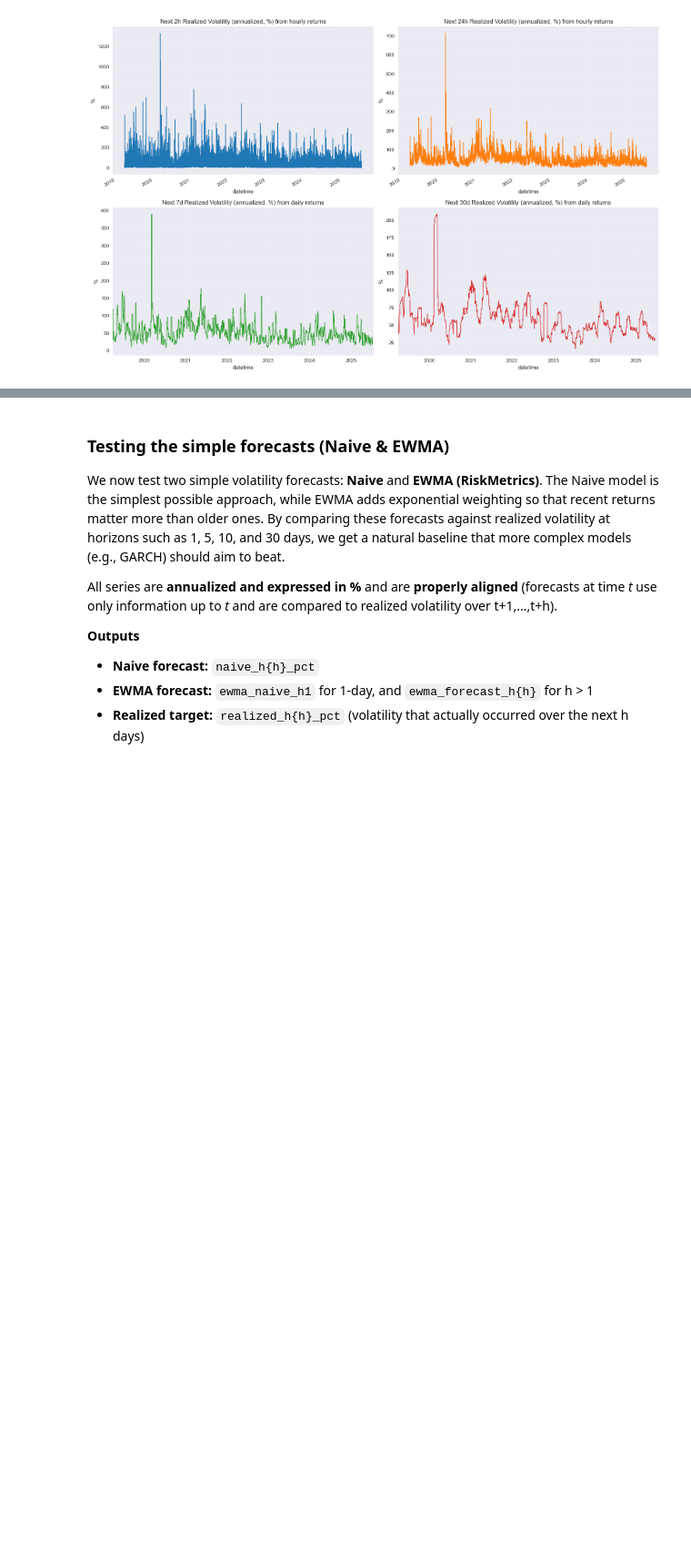
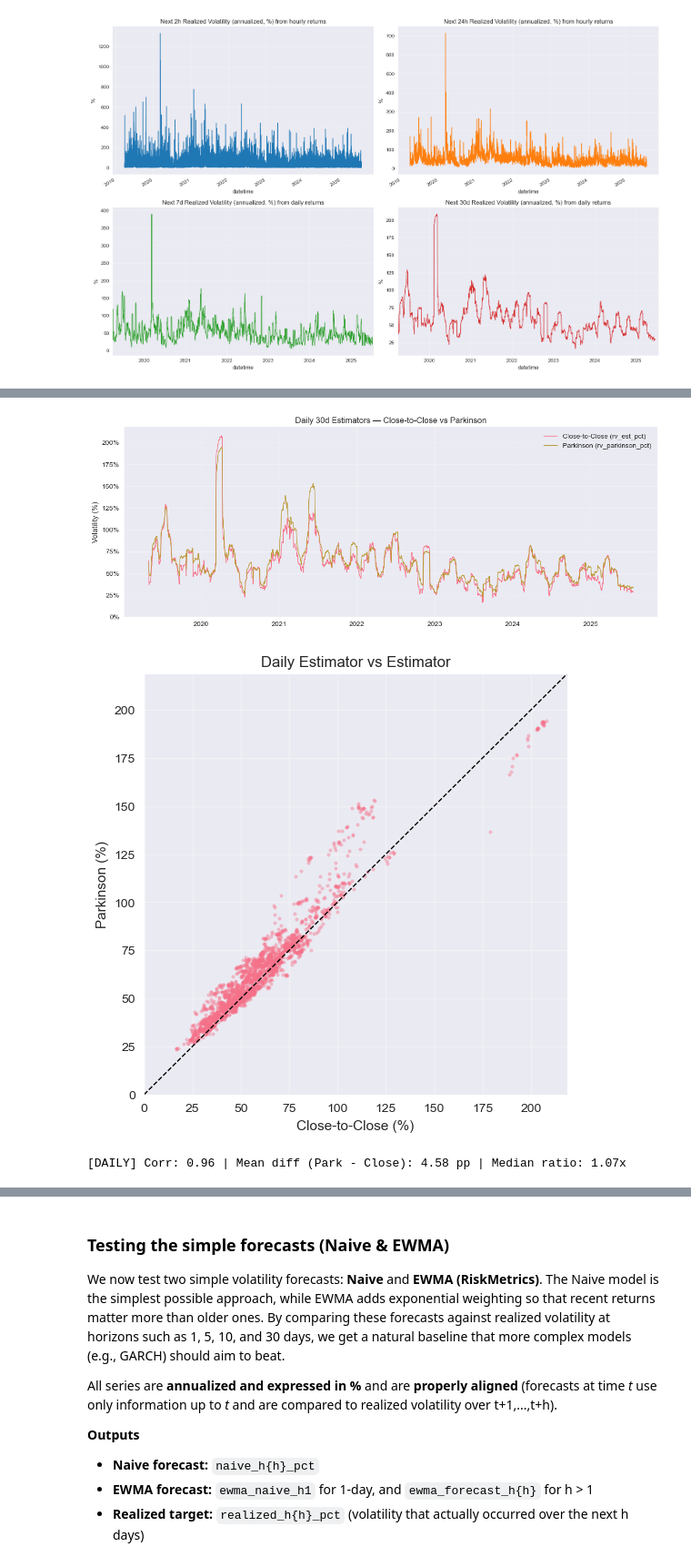
Before and after one commit to QuanTUMunich/GammaScalping, a Jupyter notebook: notebooks/volatility_inspection.ipynb, the cells around one changed output, grey strips where cells are left out. Shown at 91% size. Cells and saved outputs as stored; diff of their text form; code cells hidden in the pictures; blank space fills up the shorter version.

```diff
--- a/notebooks/volatility_inspection.ipynb
+++ b/notebooks/volatility_inspection.ipynb
@@ -164,11 +176,9 @@ plt.show()
 # %%
-# Daily: 30-day window
-daily = make_vol_data(df, window=30, freq="daily")
+# Daily 30-day window
+daily = close_to_close_vol(df, window=30, freq="daily")
 display(daily.tail())
 
-# Hourly: 24-hour window
-hourly = make_vol_data(df, window=24, freq="hourly")
+# Hourly 24-hour window
+hourly = close_to_close_vol(df, window=24, freq="hourly")
 display(hourly.tail())
-
-# rv_est_pct = past-window realized volatility estimate, annualized, in %
 # %% [output]
@@ -231,0 +216,6 @@ plt.show()
+# %%
+daily_parkinson = parkinson_vol(df, window=30, freq="daily")
+display(daily_parkinson.tail())
+
+hourly_parkinson = parkinson_vol(df, window=24, freq="hourly")
+display(hourly_parkinson.tail())
@@ -231,0 +237,34 @@ plt.show()
+# %%
+# put the two daily estimators side-by-side
+est_daily = pd.concat(
+    [daily.rename("rv_est_pct"), daily_parkinson.rename("rv_parkinson_pct")],
+    axis=1
+).dropna()
+
+# overlay
+plt.figure(figsize=(14,5))
+plt.plot(est_daily.index, est_daily["rv_est_pct"], label="Close-to-Close (rv_est_pct)", lw=1)
+plt.plot(est_daily.index, est_daily["rv_parkinson_pct"], label="Parkinson (rv_parkinson_pct)", lw=1)
+plt.title("Daily 30d Estimators — Close-to-Close vs Parkinson")
+plt.ylabel("Volatility (%)")
+plt.gca().yaxis.set_major_formatter(mtick.PercentFormatter())
+plt.ylim(bottom=0); plt.grid(alpha=0.3); plt.legend(); plt.show()
+
+# scatter + 45° line
+lims = (0, np.nanmax(est_daily.values)*1.05)
+plt.figure(figsize=(6,6))
+plt.scatter(est_daily["rv_est_pct"], est_daily["rv_parkinson_pct"], s=6, alpha=0.4)
+plt.plot(lims, lims, "k--", lw=1)
+plt.xlim(lims); plt.ylim(lims)
+plt.xlabel("Close-to-Close (%)"); plt.ylabel("Parkinson (%)")
+plt.title("Daily Estimator vs Estimator"); plt.grid(alpha=0.3); plt.show()
+
+# quick stats
+corr = est_daily.corr().loc["rv_est_pct", "rv_parkinson_pct"]
+diff = est_daily["rv_parkinson_pct"] - est_daily["rv_est_pct"]
+ratio = est_daily["rv_parkinson_pct"] / est_daily["rv_est_pct"]
+print(f"[DAILY] Corr: {corr:.2f} | Mean diff (Park - Close): {diff.mean():.2f} pp | Median ratio: {ratio.median():.2f}x")
+# %% [output]
+[figure, added]
+[figure, added]
+[DAILY] Corr: 0.96 | Mean diff (Park - Close): 4.58 pp | Median ratio: 1.07x
```
Also changed, not shown: parts of 14 cells of this notebook.
